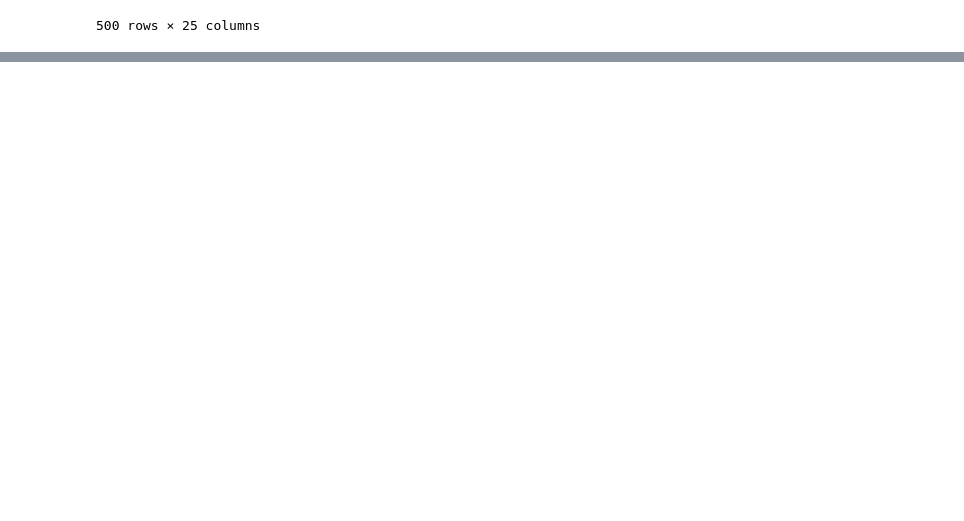
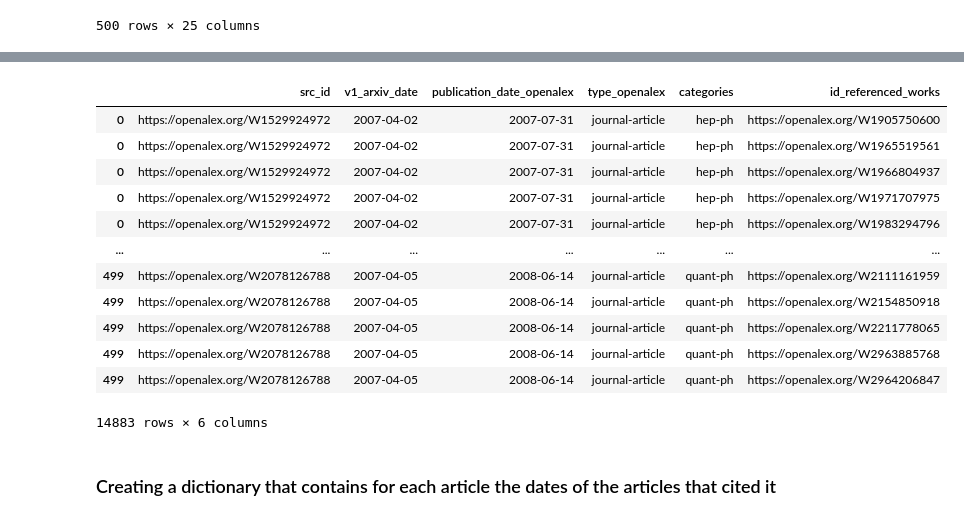
Before and after one commit to dudi709/big-data-journal-citations, a Jupyter notebook: data_proccessing-big_data.ipynb, the cells around one changed output, grey strips where cells are left out. Cells and saved outputs as stored; diff of their text form; code cells hidden in the pictures; blank space fills up the shorter version.

```diff
--- a/data_proccessing-big_data.ipynb
+++ b/data_proccessing-big_data.ipynb
@@ -255,0 +294,2 @@ combined_data
+# %%
+arxiv_with_openalex_with_dates = pd.read_csv('arxiv_with_openalex_with_dates.csv', nrows=500)
@@ -255,0 +298,3 @@ combined_data
+# %%
+import ast
+arxiv_with_openalex_with_dates["referenced_works_openalex"] = arxiv_with_openalex_with_dates["referenced_works_openalex"].progress_apply(lambda x: ast.literal_eval(x))
@@ -255,0 +303,4 @@ combined_data
+# %%
+arxiv_with_openalex_with_dates = arxiv_with_openalex_with_dates[["id_openalex", "v1_arxiv_date",
+             "publication_date_openalex", "type_openalex", "categories",
+             "referenced_works_openalex"]].explode("referenced_works_openalex")
@@ -255,0 +323,21 @@ combined_data
+# %%
+arxiv_with_openalex_with_dates = arxiv_with_openalex_with_dates.rename(columns={"id_openalex": "src_id",
+                                "referenced_works_openalex": "id_referenced_works"})
+# %%
+arxiv_with_openalex_with_dates
+# %% [output]
+|  | src_id | v1_arxiv_date | publication_date_openalex | type_openalex | categories | id_referenced_works |
+| 0 | https://openalex.org/W1529924972 | 2007-04-02 | 2007-07-31 | journal-article | hep-ph | https://openalex.org/W1905750600 |
+| 0 | https://openalex.org/W1529924972 | 2007-04-02 | 2007-07-31 | journal-article | hep-ph | https://openalex.org/W1965519561 |
+| 0 | https://openalex.org/W1529924972 | 2007-04-02 | 2007-07-31 | journal-article | hep-ph | https://openalex.org/W1966804937 |
+| 0 | https://openalex.org/W1529924972 | 2007-04-02 | 2007-07-31 | journal-article | hep-ph | https://openalex.org/W1971707975 |
+| 0 | https://openalex.org/W1529924972 | 2007-04-02 | 2007-07-31 | journal-article | hep-ph | https://openalex.org/W1983294796 |
+| ... | ... | ... | ... | ... | ... | ... |
+| 499 | https://openalex.org/W2078126788 | 2007-04-05 | 2008-06-14 | journal-article | quant-ph | https://openalex.org/W2111161959 |
+| 499 | https://openalex.org/W2078126788 | 2007-04-05 | 2008-06-14 | journal-article | quant-ph | https://openalex.org/W2154850918 |
+| 499 | https://openalex.org/W2078126788 | 2007-04-05 | 2008-06-14 | journal-article | quant-ph | https://openalex.org/W2211778065 |
+| 499 | https://openalex.org/W2078126788 | 2007-04-05 | 2008-06-14 | journal-article | quant-ph | https://openalex.org/W2963885768 |
+| 499 | https://openalex.org/W2078126788 | 2007-04-05 | 2008-06-14 | journal-article | quant-ph | https://openalex.org/W2964206847 |
+14883 rows × 6 columns
+# %% [markdown]
+### Creating a dictionary that contains for each article the dates of the articles that cited it
```
Also changed, not shown: parts of 23 cells of this notebook.
